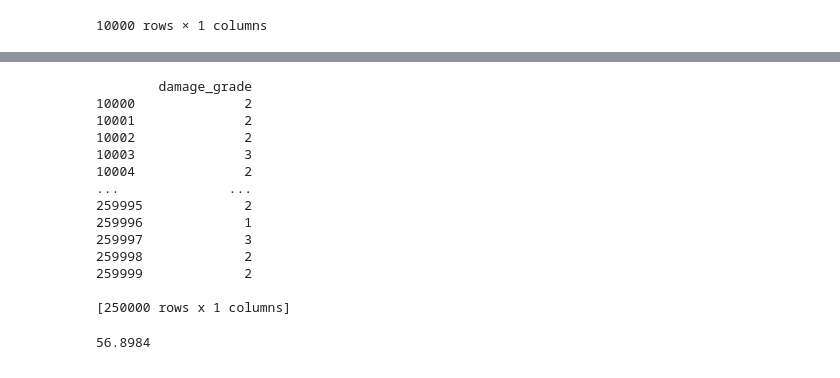
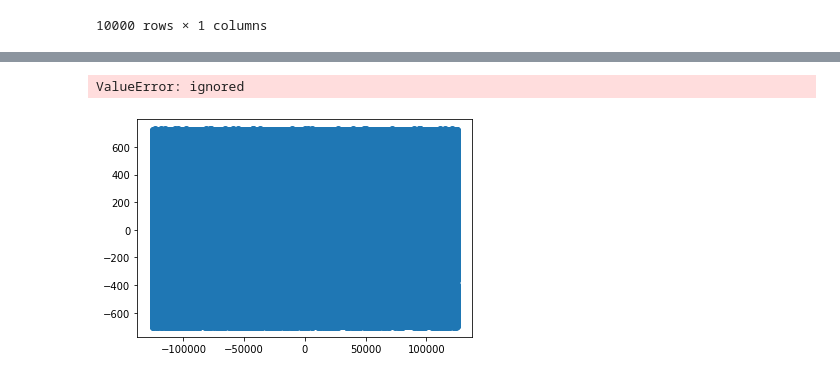
Before and after one commit to sipocz/_earthQuake, a Jupyter notebook: EarthQuaqe_Clustering.ipynb, the cells around one changed output, grey strips where cells are left out. Cells and saved outputs as stored; diff of their text form; code cells hidden in the pictures.

```diff
--- a/EarthQuaqe_Clustering.ipynb
+++ b/EarthQuaqe_Clustering.ipynb
@@ -380,42 +373,36 @@ Y2
 # %%
 from sklearn.neural_network import MLPClassifier
-model=MLPClassifier(max_iter=1220000,alpha=0.0000001,warm_start=True)
+from sklearn.metrics import accuracy_score
+model=MLPClassifier(max_iter=2220000,alpha=0.0000000001,warm_start=True,hidden_layer_sizes=(2000,100,50,10 ), solver="sgd", verbose=True,momentum=0.5)
 # %%
-
+from sklearn.neural_network import MLPClassifier
 
 begi=10000
-endi=260000
+endi=296000
 X2=df
 X2=df[begi:endi]
 Y2=df_clasters[["damage_grade"]]
 Y2=Y2[begi:endi]
 
+from sklearn.decomposition import PCA
+pca = PCA(n_components=3)
+principalComponents = pca.fit_transform(X2)
+principalDf = pd.DataFrame(data = principalComponents, columns = ['p1', 'p2', 'p3'])
+
+plt.scatter(principalDf["p1"],principalDf["p2"])
 
 # build the model on training data
 
-print(Y2)
+#print(Y2)
 
-a=model.fit(X2, Y2)
+a=model.fit(principalDf, Y2)
 
     # make predictions for test data
 y_pred2 = model.predict(X2)
     # calculate the accuracy score
 accuracy =  accuracy_score(Y2, y_pred2) * 100
 
 print(accuracy)
 # %% [output]
-        damage_grade
-10000              2
-10001              2
-10002              2
-10003              3
-10004              2
-...              ...
-259995             2
-259996             1
-259997             3
-259998             2
-259999             2
-
-[250000 rows x 1 columns]
+ValueError: ignored
-56.8984
+[figure, added]
```
Also changed, not shown: parts of 8 cells of this notebook.
